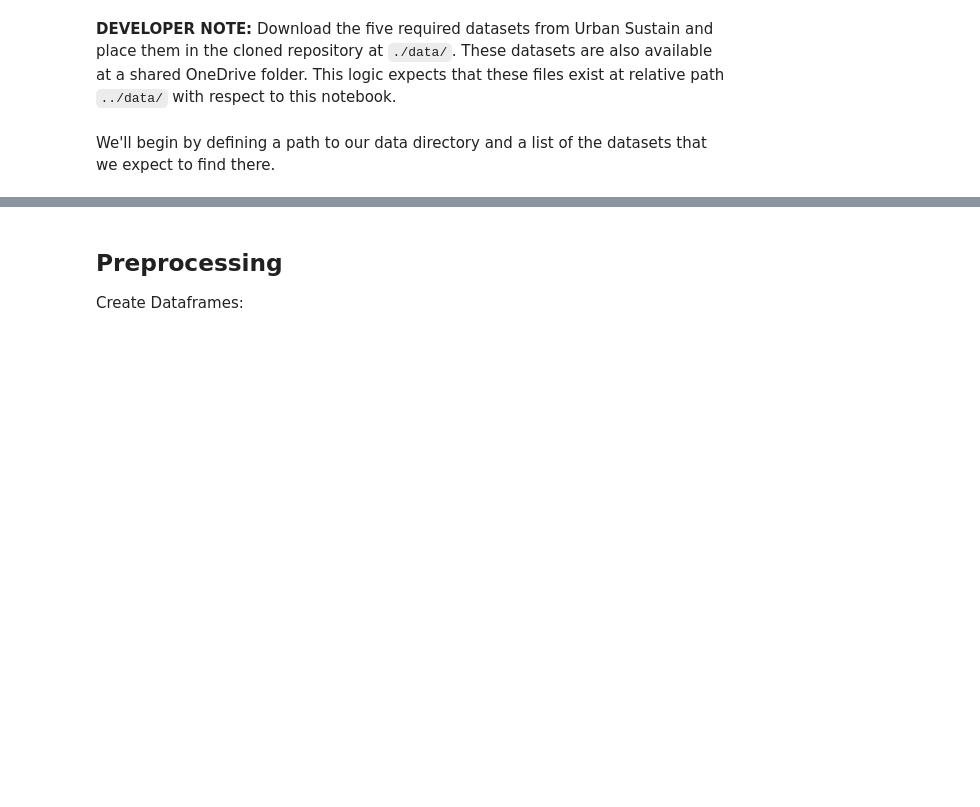
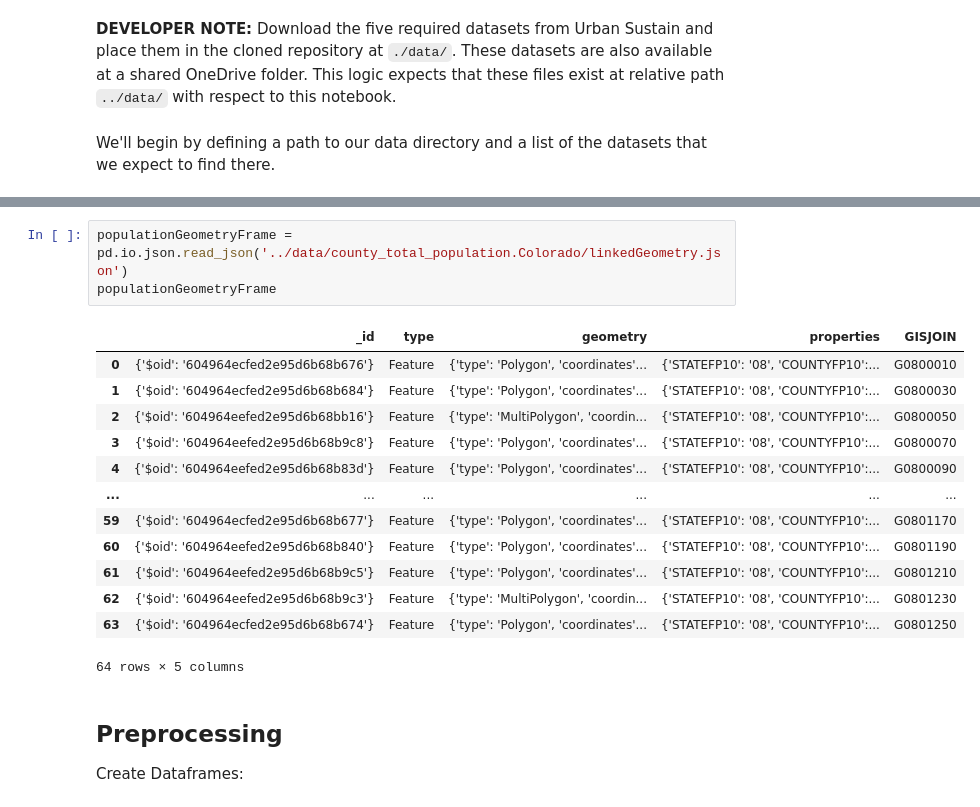
Before and after one commit to christian-westbrook/covid-19-and-weather-patterns, a Jupyter notebook: src/COVID-19 and Weather Patterns.ipynb, the cells around one changed output, grey strips where cells are left out. Saved outputs shown, nothing was run; the diff lists cells and outputs as text; blank space fills up the shorter version.

```diff
--- a/src/COVID-19 and Weather Patterns.ipynb
+++ b/src/COVID-19 and Weather Patterns.ipynb
@@ -78,3 +247,20 @@ for datasetName in expectedDatasets:
+# %%
+populationGeometryFrame = pd.io.json.read_json('../data/county_total_population.Colorado/linkedGeometry.json')
+populationGeometryFrame
+# %% [output]
+|  | _id | type | geometry | properties | GISJOIN |
+| 0 | {'$oid': '604964ecfed2e95d6b68b676'} | Feature | {'type': 'Polygon', 'coordinates'... | {'STATEFP10': '08', 'COUNTYFP10':... | G0800010 |
+| 1 | {'$oid': '604964ecfed2e95d6b68b684'} | Feature | {'type': 'Polygon', 'coordinates'... | {'STATEFP10': '08', 'COUNTYFP10':... | G0800030 |
+| 2 | {'$oid': '604964eefed2e95d6b68bb16'} | Feature | {'type': 'MultiPolygon', 'coordin... | {'STATEFP10': '08', 'COUNTYFP10':... | G0800050 |
+| 3 | {'$oid': '604964eefed2e95d6b68b9c8'} | Feature | {'type': 'Polygon', 'coordinates'... | {'STATEFP10': '08', 'COUNTYFP10':... | G0800070 |
+| 4 | {'$oid': '604964eefed2e95d6b68b83d'} | Feature | {'type': 'Polygon', 'coordinates'... | {'STATEFP10': '08', 'COUNTYFP10':... | G0800090 |
+| ... | ... | ... | ... | ... | ... |
+| 59 | {'$oid': '604964ecfed2e95d6b68b677'} | Feature | {'type': 'Polygon', 'coordinates'... | {'STATEFP10': '08', 'COUNTYFP10':... | G0801170 |
+| 60 | {'$oid': '604964eefed2e95d6b68b840'} | Feature | {'type': 'Polygon', 'coordinates'... | {'STATEFP10': '08', 'COUNTYFP10':... | G0801190 |
+| 61 | {'$oid': '604964eefed2e95d6b68b9c5'} | Feature | {'type': 'Polygon', 'coordinates'... | {'STATEFP10': '08', 'COUNTYFP10':... | G0801210 |
+| 62 | {'$oid': '604964eefed2e95d6b68b9c3'} | Feature | {'type': 'MultiPolygon', 'coordin... | {'STATEFP10': '08', 'COUNTYFP10':... | G0801230 |
+| 63 | {'$oid': '604964ecfed2e95d6b68b674'} | Feature | {'type': 'Polygon', 'coordinates'... | {'STATEFP10': '08', 'COUNTYFP10':... | G0801250 |
+64 rows × 5 columns
 # %% [markdown]
 ## Preprocessing
 Create Dataframes:
```
Also changed, not shown: parts of 27 cells of this notebook.
